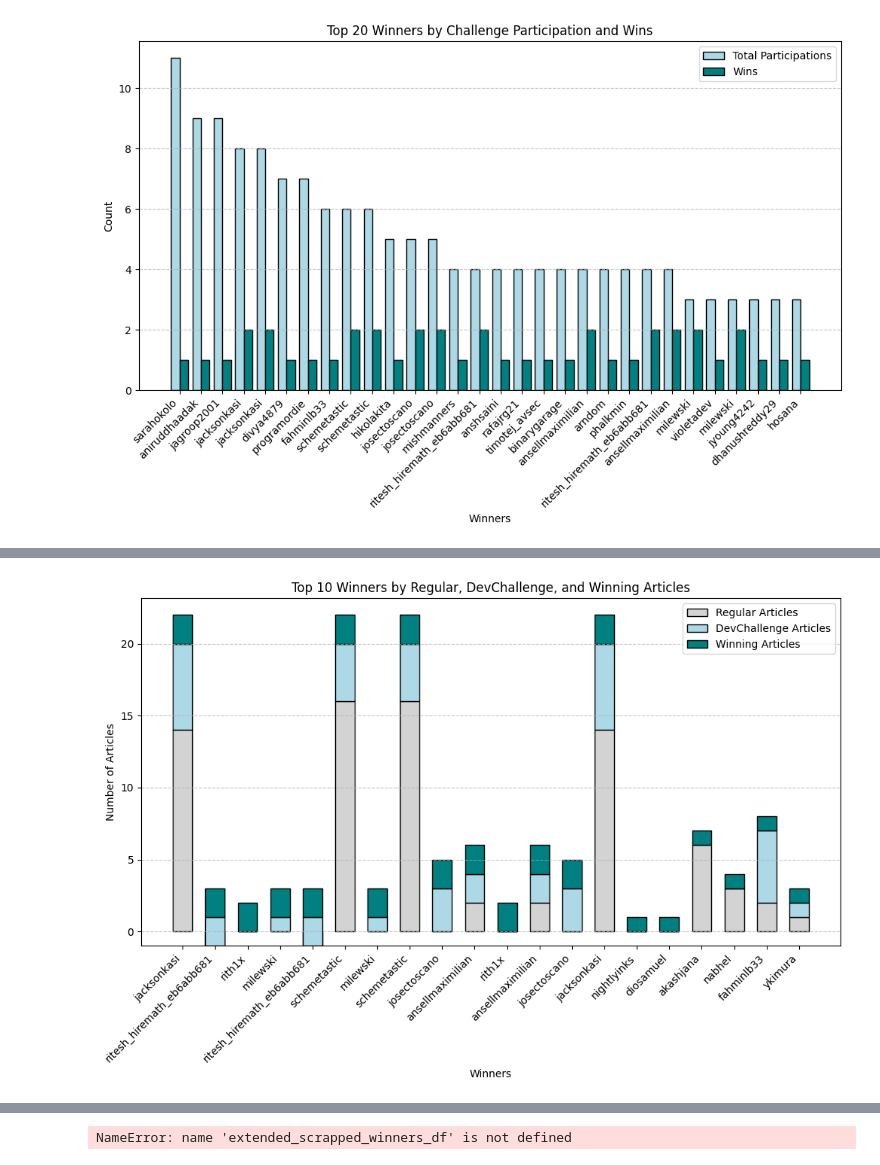
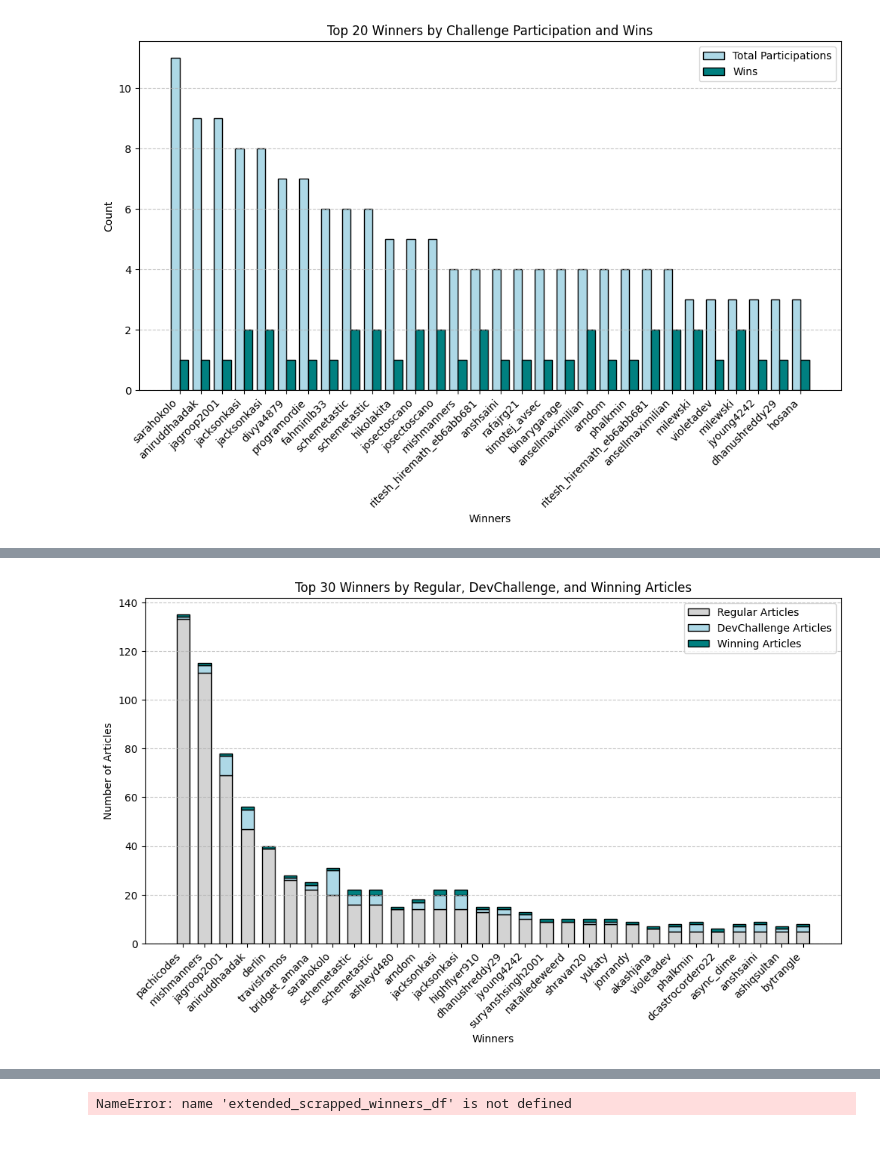
Before and after one commit to olgazju/blog_dev_to_audience_analyzer, a Jupyter notebook: dev-to-challenges.ipynb, the cells around one changed output, grey strips where cells are left out. Drawn from its saved outputs; the diff is of its cells as text; code cells hidden in the pictures.

```diff
--- a/dev-to-challenges.ipynb
+++ b/dev-to-challenges.ipynb
@@ -426,35 +490,32 @@ plt.show()
 # %%
-import matplotlib.pyplot as plt
-import numpy as np
-
 df_copy = extended_scrapped_winners_copy_df.copy()
 
 df_copy['devchallenge_articles'] = df_copy['tags'].apply(lambda tag_lists: sum(1 for tags in tag_lists if 'devchallenge' in tags))
 df_copy['winning_articles'] = df_copy['challenge_wins']
 df_copy['devchallenge_articles'] = df_copy['devchallenge_articles'] - df_copy['winning_articles']
 df_copy['regular_articles'] = df_copy['article_count'] - (df_copy['devchallenge_articles'] + df_copy['winning_articles'])
 
-df_sorted = df_copy.sort_values(by='winning_articles', ascending=False).head(20)
+df_sorted = df_copy.sort_values(by='regular_articles', ascending=False).head(30)
 
 indices = np.arange(len(df_sorted))
 bar_width = 0.6
 
 plt.figure(figsize=(12, 6))
 
 plt.bar(indices, df_sorted['regular_articles'], width=bar_width, label='Regular Articles',
         color='lightgray', edgecolor='black')
 plt.bar(indices, df_sorted['devchallenge_articles'], width=bar_width, label='DevChallenge Articles',
         color='lightblue', edgecolor='black', bottom=df_sorted['regular_articles'])
 plt.bar(indices, df_sorted['winning_articles'], width=bar_width, label='Winning Articles',
         color='teal', edgecolor='black', bottom=df_sorted['regular_articles'] + df_sorted['devchallenge_articles'])
 
 plt.xlabel("Winners")
 plt.ylabel("Number of Articles")
-plt.title("Top 10 Winners by Regular, DevChallenge, and Winning Articles")
+plt.title("Top 30 Winners by Regular, DevChallenge, and Winning Articles")
 plt.xticks(indices, df_sorted['username'], rotation=45, ha="right")
 plt.legend()
 plt.grid(axis='y', linestyle='--', alpha=0.7)
 
 plt.show()
 # %% [output]
-[figure, old version]
+[figure, new version]
```
Also changed, not shown: parts of 19 cells of this notebook.
